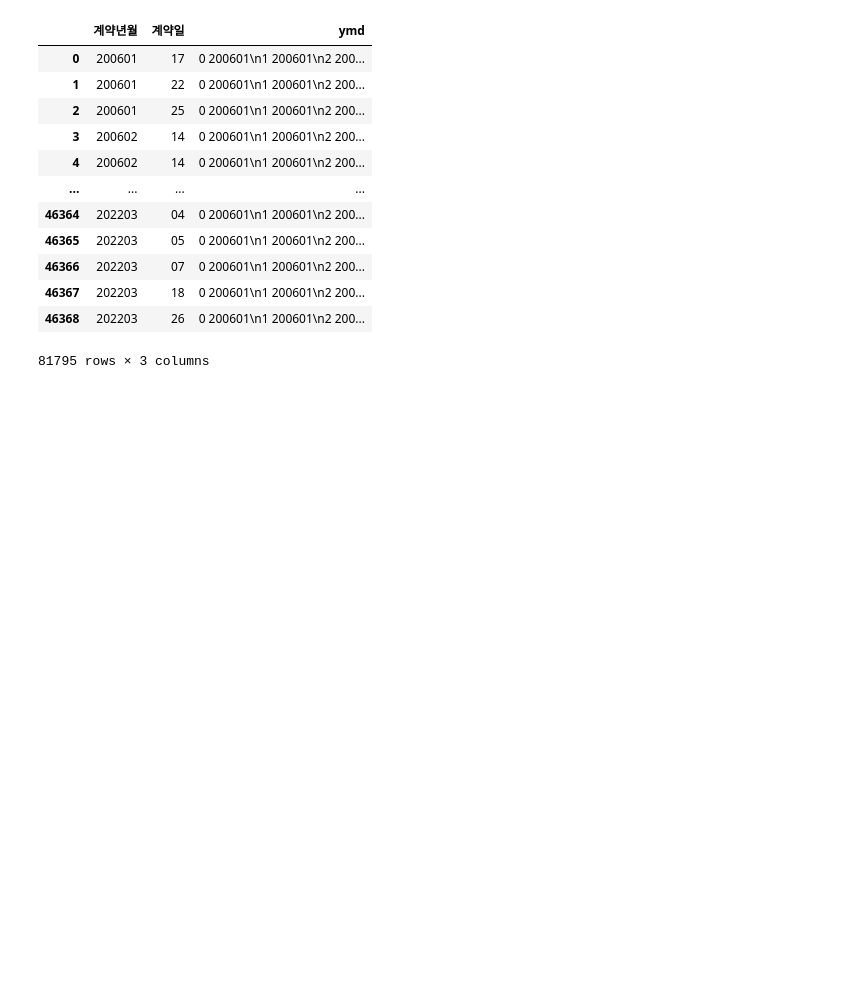
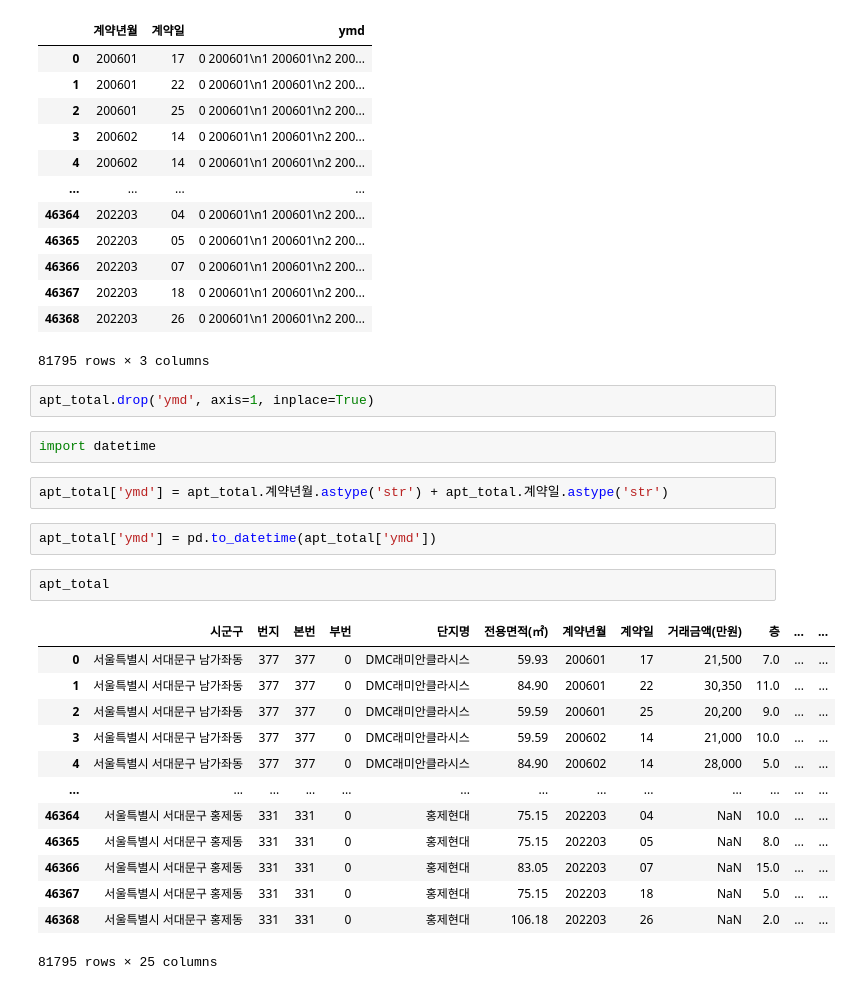
Before and after one commit to harryyang1982/data_tinkering, a Jupyter notebook: apt/apt_calculation.ipynb, the cells around one changed output. Saved outputs shown, nothing was run; the diff lists cells and outputs as text; blank space fills up the shorter version.

```diff
--- a/apt/apt_calculation.ipynb
+++ b/apt/apt_calculation.ipynb
@@ -142,3 +142,27 @@ apt_total.loc[:, ["계약년월", "계약일", "ymd"]]
 | 46367 | 202203 | 18 | 0 200601\n1 200601\n2 200... |
 | 46368 | 202203 | 26 | 0 200601\n1 200601\n2 200... |
 81795 rows × 3 columns
+# %%
+apt_total.drop('ymd', axis=1, inplace=True)
+# %%
+import datetime
+# %%
+apt_total['ymd'] = apt_total.계약년월.astype('str') + apt_total.계약일.astype('str')
+# %%
+apt_total['ymd'] = pd.to_datetime(apt_total['ymd'])
+# %%
+apt_total
+# %% [output]
+|  | 시군구 | 번지 | 본번 | 부번 | 단지명 | 전용면적(㎡) | 계약년월 | 계약일 | 거래금액(만원) | 층 | ... | ... |
+| 0 | 서울특별시 서대문구 남가좌동 | 377 | 377 | 0 | DMC래미안클라시스 | 59.93 | 200601 | 17 | 21,500 | 7.0 | ... | ... |
+| 1 | 서울특별시 서대문구 남가좌동 | 377 | 377 | 0 | DMC래미안클라시스 | 84.90 | 200601 | 22 | 30,350 | 11.0 | ... | ... |
+| 2 | 서울특별시 서대문구 남가좌동 | 377 | 377 | 0 | DMC래미안클라시스 | 59.59 | 200601 | 25 | 20,200 | 9.0 | ... | ... |
+| 3 | 서울특별시 서대문구 남가좌동 | 377 | 377 | 0 | DMC래미안클라시스 | 59.59 | 200602 | 14 | 21,000 | 10.0 | ... | ... |
+| 4 | 서울특별시 서대문구 남가좌동 | 377 | 377 | 0 | DMC래미안클라시스 | 84.90 | 200602 | 14 | 28,000 | 5.0 | ... | ... |
+| ... | ... | ... | ... | ... | ... | ... | ... | ... | ... | ... | ... | ... |
+| 46364 | 서울특별시 서대문구 홍제동 | 331 | 331 | 0 | 홍제현대 | 75.15 | 202203 | 04 | NaN | 10.0 | ... | ... |
+| 46365 | 서울특별시 서대문구 홍제동 | 331 | 331 | 0 | 홍제현대 | 75.15 | 202203 | 05 | NaN | 8.0 | ... | ... |
+| 46366 | 서울특별시 서대문구 홍제동 | 331 | 331 | 0 | 홍제현대 | 83.05 | 202203 | 07 | NaN | 15.0 | ... | ... |
+| 46367 | 서울특별시 서대문구 홍제동 | 331 | 331 | 0 | 홍제현대 | 75.15 | 202203 | 18 | NaN | 5.0 | ... | ... |
+| 46368 | 서울특별시 서대문구 홍제동 | 331 | 331 | 0 | 홍제현대 | 106.18 | 202203 | 26 | NaN | 2.0 | ... | ... |
+81795 rows × 25 columns
```
Also changed, not shown: parts of 2 cells of this notebook, 1 other file.
